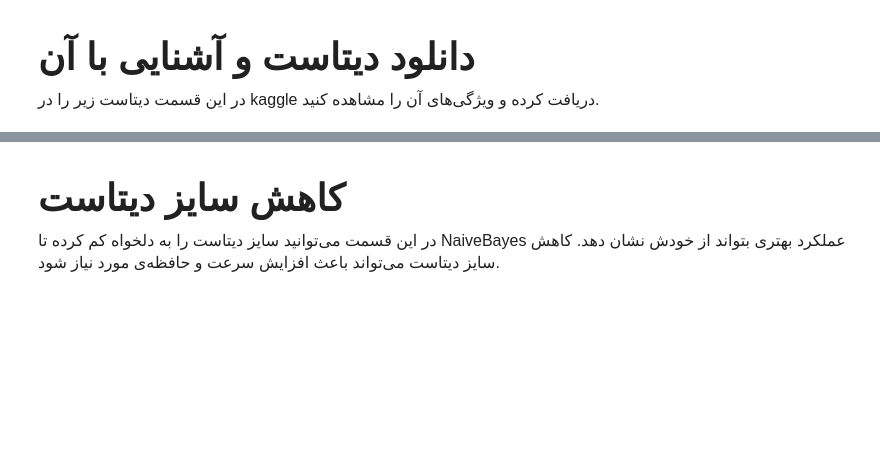
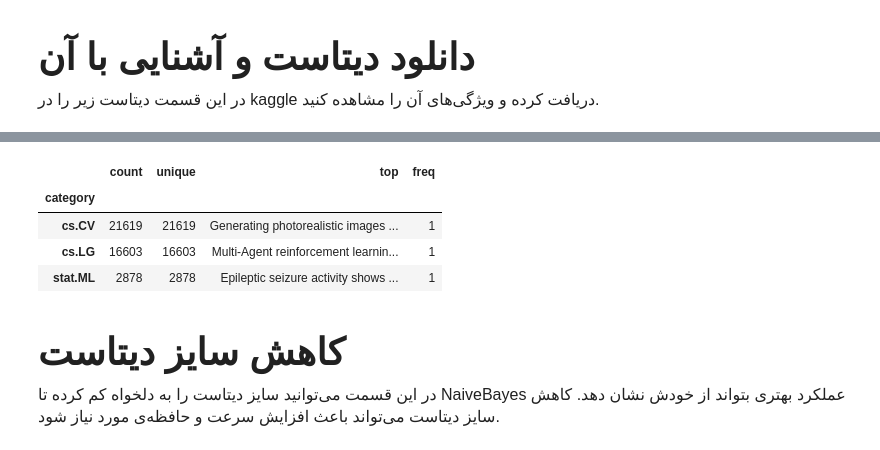
Before and after one commit to ahmadsalimi/information-retrieval, a Jupyter notebook: ir-phase-2.ipynb, the cells around one changed output, grey strips where cells are left out. Drawn from its saved outputs; the diff is of its cells as text; code cells hidden in the pictures; blank space fills up the shorter version.

```diff
--- a/ir-phase-2.ipynb
+++ b/ir-phase-2.ipynb
@@ -95,3 +125,11 @@ df = pd.read_csv('./arxiv_data.csv')
+# %%
+df.groupby('category')['abstracts'].describe()
+# %% [output]
+|  | count | unique | top | freq |
+| category |  |  |  |  |
+| cs.CV | 21619 | 21619 | Generating photorealistic images ... | 1 |
+| cs.LG | 16603 | 16603 | Multi-Agent reinforcement learnin... | 1 |
+| stat.ML | 2878 | 2878 | Epileptic seizure activity shows ... | 1 |
 # %% [markdown]
 <div dir="rtl">
 <font face="XB Zar" size=5>
```
Also changed, not shown: parts of 13 cells of this notebook, 1 other file.
